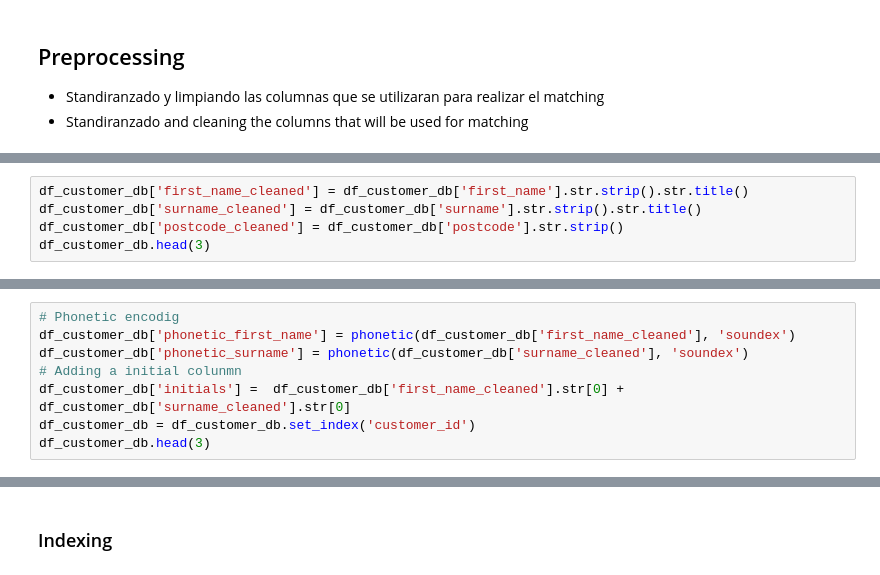
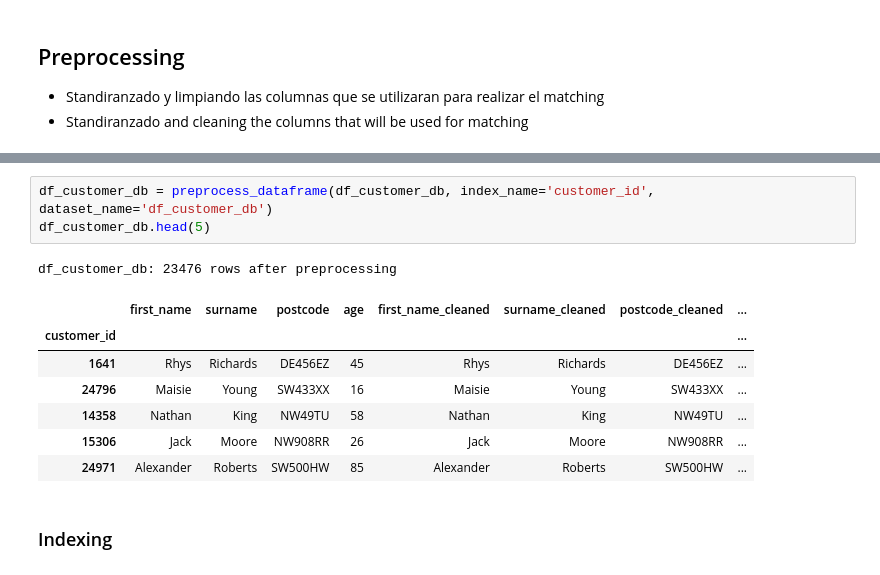
Before and after one commit to SheltonCarvallo/DataModeling-Duplicates, a Jupyter notebook: data_modeling.ipynb, the cells around one changed output, grey strips where cells are left out. Cells and saved outputs as stored; diff of their text form.

```diff
--- a/data_modeling.ipynb
+++ b/data_modeling.ipynb
@@ -122,5 +111,0 @@ df_crm.head(3)
-# %%
-df_customer_db['first_name_cleaned'] = df_customer_db['first_name'].str.strip().str.title()
-df_customer_db['surname_cleaned'] = df_customer_db['surname'].str.strip().str.title()
-df_customer_db['postcode_cleaned'] = df_customer_db['postcode'].str.strip()
-df_customer_db.head(3)
@@ -146,8 +111,0 @@ df_crm.head(3)
-# %%
-# Phonetic encodig
-df_customer_db['phonetic_first_name'] = phonetic(df_customer_db['first_name_cleaned'], 'soundex')
-df_customer_db['phonetic_surname'] = phonetic(df_customer_db['surname_cleaned'], 'soundex')
-# Adding a initial colunmn
-df_customer_db['initials'] =  df_customer_db['first_name_cleaned'].str[0] + df_customer_db['surname_cleaned'].str[0]
-df_customer_db = df_customer_db.set_index('customer_id')
-df_customer_db.head(3)
@@ -160,3 +124,15 @@ df_customer_db.head(3)
+# %%
+df_customer_db = preprocess_dataframe(df_customer_db, index_name='customer_id', dataset_name='df_customer_db')
+df_customer_db.head(5)
+# %% [output]
+df_customer_db: 23476 rows after preprocessing
+|  | first_name | surname | postcode | age | first_name_cleaned | surname_cleaned | postcode_cleaned | ... |
+| customer_id |  |  |  |  |  |  |  | ... |
+| 1641 | Rhys | Richards | DE456EZ | 45 | Rhys | Richards | DE456EZ | ... |
+| 24796 | Maisie | Young | SW433XX | 16 | Maisie | Young | SW433XX | ... |
+| 14358 | Nathan | King | NW49TU | 58 | Nathan | King | NW49TU | ... |
+| 15306 | Jack | Moore | NW908RR | 26 | Jack | Moore | NW908RR | ... |
+| 24971 | Alexander | Roberts | SW500HW | 85 | Alexander | Roberts | SW500HW | ... |
 # %% [markdown]
 ### Indexing
 # %%
```
Also changed, not shown: parts of 33 cells of this notebook, 2 other files.
